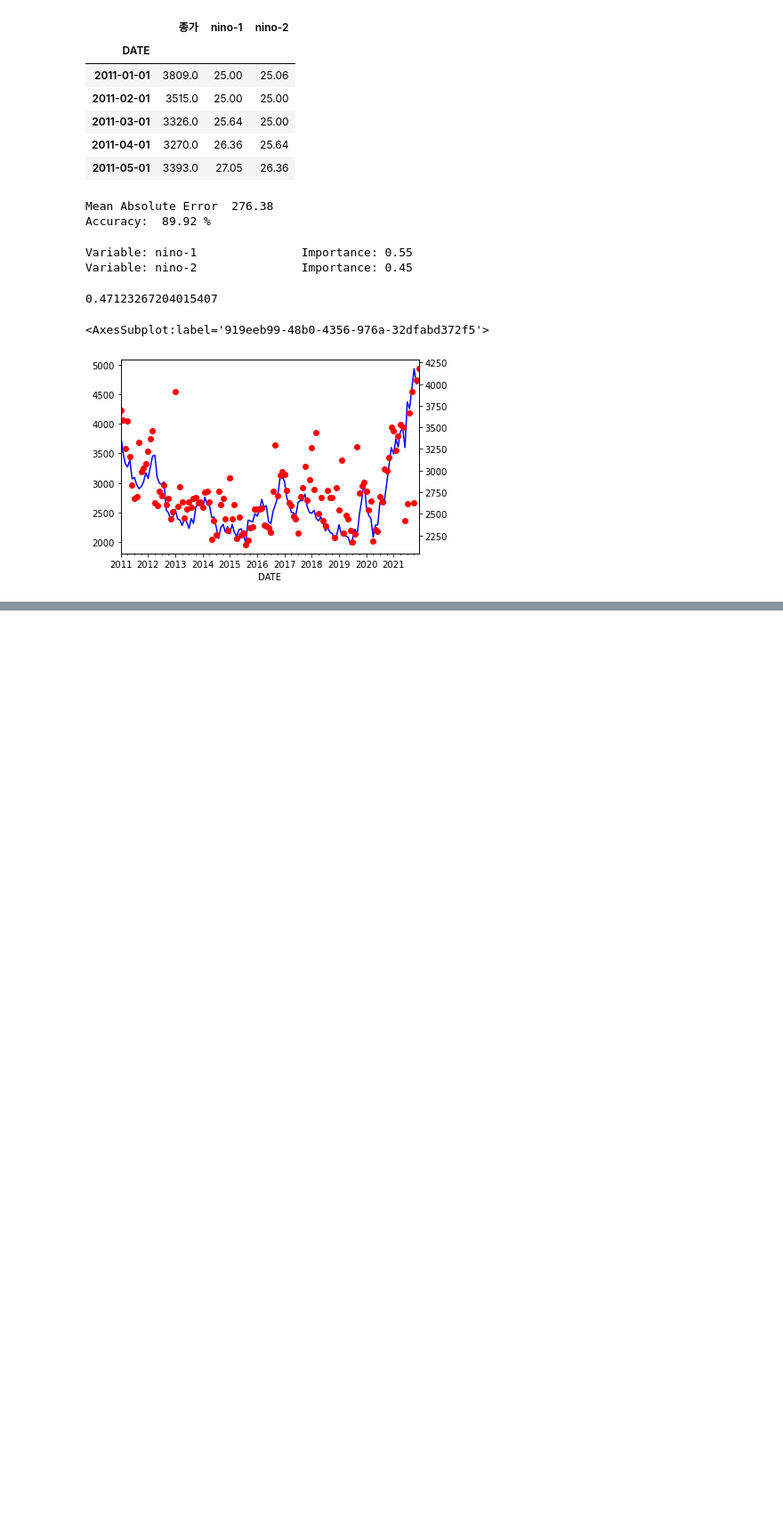
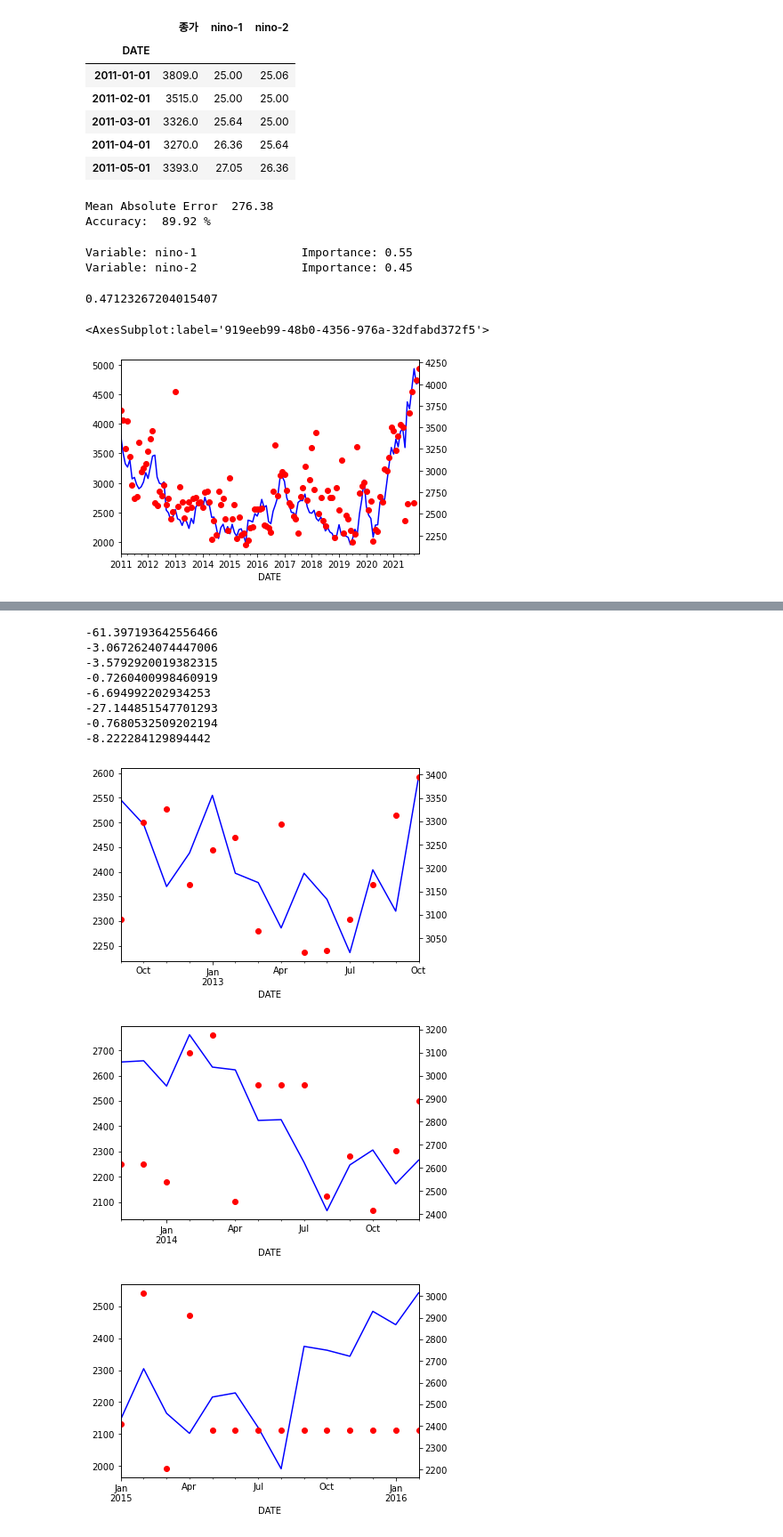
Before and after one commit to Soo-Im/PalmOil, a Jupyter notebook: ENSO-Palm_Prediction.ipynb, the cells around one changed output, grey strips where cells are left out. Shown at 89% size. Cells and saved outputs as stored; diff of their text form; code cells hidden in the pictures; blank space fills up the shorter version.

Commit message:
TimeSeriesSplit으로 분해 후 RandomForestRegression 수행
#todo : 종가 residual로 바꿔서 다시 하기

```diff
--- a/ENSO-Palm_Prediction.ipynb
+++ b/ENSO-Palm_Prediction.ipynb
@@ -474,0 +483,5 @@ result_df.predict.plot(secondary_y = True, style = 'ro')
+# %%
+tscv = TimeSeriesSplit(n_splits=8)
+# %%
+X = data['nino-1']
+y = data['종가']
@@ -474,0 +490,32 @@ result_df.predict.plot(secondary_y = True, style = 'ro')
+# %%
+for train_index, test_index in tscv.split(X):
+#     print("TRAIN:", train_index, "TEST:", test_index)
+    X_train, X_test = X[train_index], X[test_index]
+    y_train, y_test = y[train_index], y[test_index]
+
+    regressor = RandomForestRegressor()
+    regressor.fit(np.array(X_train.tolist()).reshape(-1, 1), y_train)
+
+    y_pred = regressor.predict(np.array(X_test.tolist()).reshape(-1, 1))
+
+    print(regressor.score(np.array(X_test.tolist()).reshape(-1, 1), y_test))
+#     print('r2 score: ', r2_score(y_test, y_pred))
+
+    result_df = pd.concat([pd.DataFrame(y_test), pd.DataFrame(y_pred, index=y_test.index.copy())], axis = 1)
+    result_df.rename(columns = {0: 'predict'}, inplace = True)
+
+    plt.figure()
+    result_df.종가.plot(style = 'b-')
+    result_df.predict.plot(secondary_y = True, style = 'ro')
+# %% [output]
+-61.397193642556466
+-3.0672624074447006
+-3.5792920019382315
+-0.7260400998460919
+-6.694992202934253
+-27.144851547701293
+-0.7680532509202194
+-8.222284129894442
+[figure, added]
+[figure, added]
+[figure, added]
```
Also changed, not shown: parts of 5 cells of this notebook.
